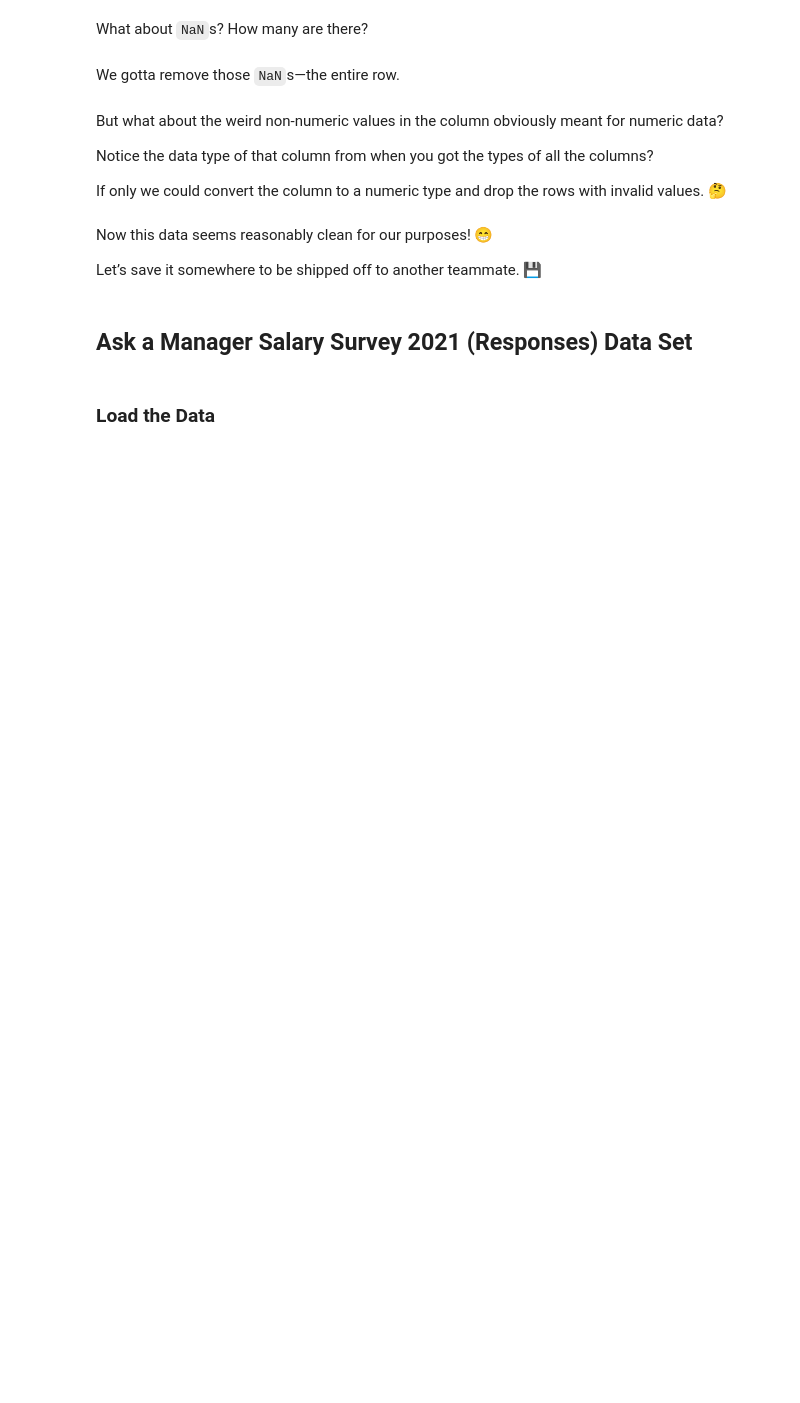
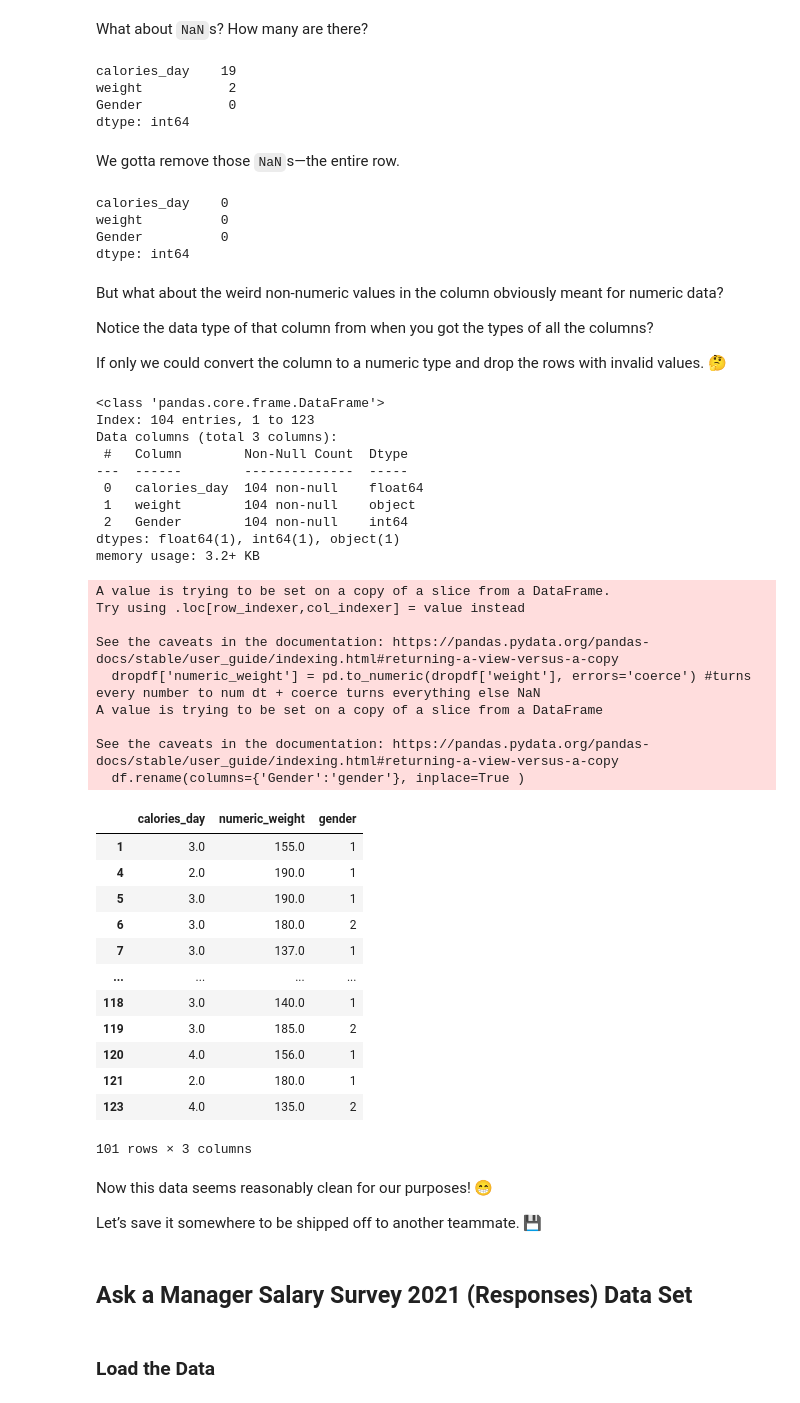
Before and after one commit to tsunar2002/ds-fall-2025-tue, a Jupyter notebook: Week-02-Pandas-Part-2-and-DS-Overview/exercise/Thasmia-Showmir-week-02.ipynb, the cells around one changed output. Drawn from its saved outputs; the diff is of its cells as text; code cells hidden in the pictures; blank space fills up the shorter version.

Commit message:
done with hw week 2

```diff
--- a/Week-02-Pandas-Part-2-and-DS-Overview/exercise/Thasmia-Showmir-week-02.ipynb
+++ b/Week-02-Pandas-Part-2-and-DS-Overview/exercise/Thasmia-Showmir-week-02.ipynb
@@ -26,7 +26,7 @@ Each one poses different challenges. But you’ll―of course―overcome them wi
 # %%
 # Load the Food choices data set into a variable (e.g., df_food).
 
-food_data_set_path = 'data/food_coded.csv'
+food_data_set_path = '/workspaces/ds-fall-2025-fri-1230/Week-02-Pandas-Part-2-and-DS-Overview/data/food_coded.csv'
 
 df_food = pd.read_csv(food_data_set_path)
 # %% [markdown]
@@ -49,0 +72,4 @@ Can you remove the other columns?
+# %%
+# Remove ‘em.
+selectdf = df_food[['calories_day', 'weight', 'Gender']] #double bracket for 1+ cols , returns df -- single bracket returns series
+selectdf.head()
@@ -51,5 +84,11 @@ Can you remove the other columns?
 What about `NaN`s? How many are there?
 # %%
 # Count ‘em.
+selectdf.isna().sum()
+# %% [output]
+calories_day    19
+weight           2
+Gender           0
+dtype: int64
 # %% [markdown]
 We gotta remove those `NaN`s―the entire row.
@@ -58,3 +95,13 @@ We gotta remove those `NaN`s―the entire row.
+# %%
+# Drop ‘em.
+dropdf = selectdf.dropna() #drops entire row if only 1 nan
+#check
+dropdf.isna().sum()
+# %% [output]
+calories_day    0
+weight          0
+Gender          0
+dtype: int64
 # %% [markdown]
 But what about the weird non-numeric values in the column obviously meant for numeric data?
 
@@ -66,3 +111,46 @@ If only we could convert the column to a numeric type and drop the rows with inv
+# %%
+# Fix that.
+dropdf.info() #weight col is object -- need to drop non-numerics ones + turn it numeric dt
+dropdf['numeric_weight'] = pd.to_numeric(dropdf['weight'], errors='coerce') #turns every number to num dt + coerce turns everything else NaN
+dropdf.isna().sum() #there's 3
+dropdf = dropdf.dropna()
+dropdf.isna().sum() #check - 0 nans + numeric weigh is float dt
+df = dropdf[["calories_day", "numeric_weight", "Gender"]]
+df.rename(columns={'Gender':'gender'}, inplace=True )
+df
+# %% [output]
+<class 'pandas.core.frame.DataFrame'>
+Index: 104 entries, 1 to 123
+Data columns (total 3 columns):
+ #   Column        Non-Null Count  Dtype
+---  ------        --------------  -----
+ 0   calories_day  104 non-null    float64
+ 1   weight        104 non-null    object
+ 2   Gender        104 non-null    int64
+dtypes: float64(1), int64(1), object(1)
+memory usage: 3.2+ KB
+A value is trying to be set on a copy of a slice from a DataFrame.
+Try using .loc[row_indexer,col_indexer] = value instead
+
+See the caveats in the documentation: https://pandas.pydata.org/pandas-docs/stable/user_guide/indexing.html#returning-a-view-versus-a-copy
+  dropdf['numeric_weight'] = pd.to_numeric(dropdf['weight'], errors='coerce') #turns every number to num dt + coerce turns everything else NaN
+A value is trying to be set on a copy of a slice from a DataFrame
+
+See the caveats in the documentation: https://pandas.pydata.org/pandas-docs/stable/user_guide/indexing.html#returning-a-view-versus-a-copy
+  df.rename(columns={'Gender':'gender'}, inplace=True )
+|  | calories_day | numeric_weight | gender |
+| 1 | 3.0 | 155.0 | 1 |
+| 4 | 2.0 | 190.0 | 1 |
+| 5 | 3.0 | 190.0 | 1 |
+| 6 | 3.0 | 180.0 | 2 |
+| 7 | 3.0 | 137.0 | 1 |
+| ... | ... | ... | ... |
+| 118 | 3.0 | 140.0 | 1 |
+| 119 | 3.0 | 185.0 | 2 |
+| 120 | 4.0 | 156.0 | 1 |
+| 121 | 2.0 | 180.0 | 1 |
+| 123 | 4.0 | 135.0 | 2 |
+101 rows × 3 columns
 # %% [markdown]
 Now this data seems reasonably clean for our purposes! 😁
 
```
Also changed, not shown: parts of 29 cells of this notebook.
